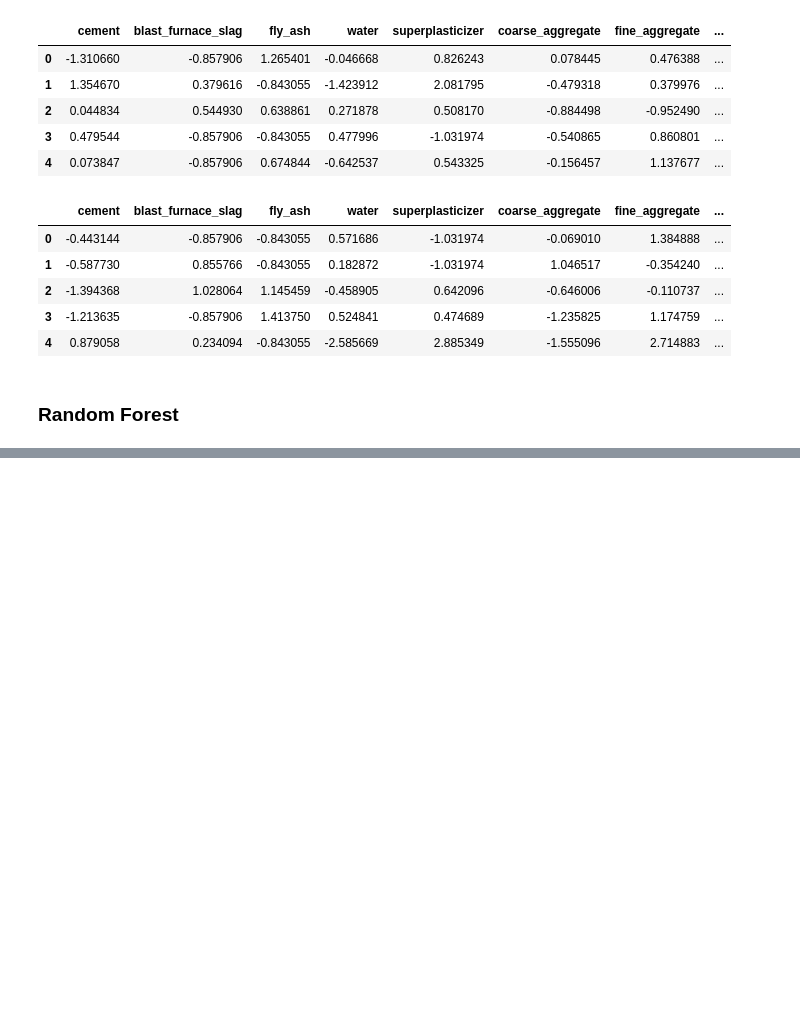
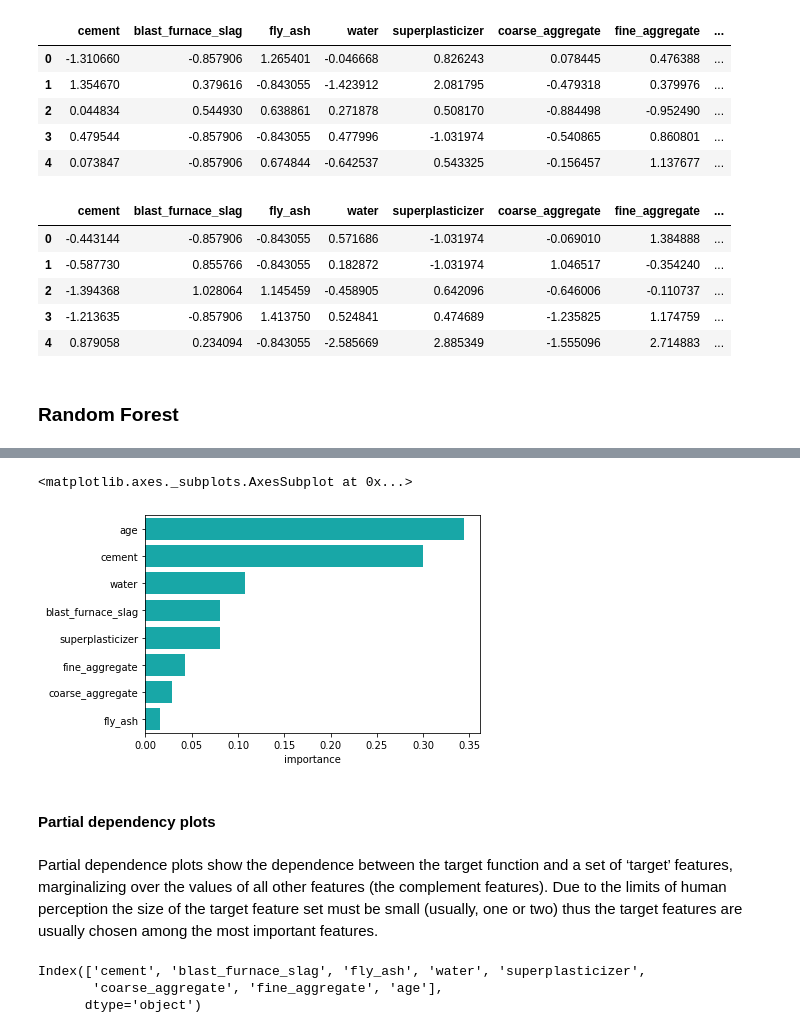
Before and after one commit to harshit-bajpai/Machine-learning-models, a Jupyter notebook: concrete_compressive_strength.ipynb, the cells around one changed output, grey strips where cells are left out. Saved outputs shown, nothing was run; the diff lists cells and outputs as text; code cells hidden in the pictures; blank space fills up the shorter version.

```diff
--- a/concrete_compressive_strength.ipynb
+++ b/concrete_compressive_strength.ipynb
@@ -256,0 +362,10 @@ X_test_pre.head()
+# %%
+model = RandomForestRegressor()
+
+forest_reg_random = RandomizedSearchCV(estimator = model,
+                               param_distributions = random_grid,
+                               n_iter = 100, cv = 3,
+                               verbose=2, random_state=101,
+                               n_jobs = -1)
+
+forest_reg_random.fit(X_train_pre, y_train)
@@ -256,0 +421,20 @@ X_test_pre.head()
+# %%
+from sklearn.model_selection import GridSearchCV
+
+param_grid = {
+    'bootstrap': [True],
+    'max_depth': [90, 100, 110],
+    'max_features': ["auto"],
+    'min_samples_leaf': [1, 2, 3],
+    'min_samples_split': [1.0, 2, 3],
+    'n_estimators': [600, 800, 1000]
+}
+
+
+model = RandomForestRegressor()
+
+
+grid_search = GridSearchCV(estimator = model, param_grid = param_grid,
+                          cv = 3, n_jobs = -1, verbose = 2)
+
+pprint(param_grid)
@@ -256,0 +448,4 @@ X_test_pre.head()
+# %%
+grid_search.fit(X_train_pre, y_train)
+
+grid_search.best_params_
@@ -256,0 +489,6 @@ X_test_pre.head()
+# %%
+feature_importances = pd.DataFrame(grid_search.best_estimator_.feature_importances_,
+                                   index = X_train_pre.columns,
+                                    columns=['importance']).sort_values('importance',
+                                                                        ascending=False)
+feature_importances
@@ -256,0 +505,12 @@ X_test_pre.head()
+# %%
+fig, (ax) = plt.subplots(1, 1, figsize=(6,4))
+
+sns.barplot(x='importance', y=feature_importances.index,
+            data=feature_importances, color="c")
+# %% [output]
+<matplotlib.axes._subplots.AxesSubplot at 0x...>
+[figure, added]
+# %% [markdown]
+#### Partial dependency plots
+# %% [markdown]
+Partial dependence plots show the dependence between the target function and a set of ‘target’ features, marginalizing over the values of all other features (the complement features). Due to the limits of human perception the size of the target feature set must be small (usually, one or two) thus the target features are usually chosen among the most important features.
@@ -256,0 +520,7 @@ X_test_pre.head()
+# %%
+names = X_train_pre.columns
+names
+# %% [output]
+Index(['cement', 'blast_furnace_slag', 'fly_ash', 'water', 'superplasticizer',
+       'coarse_aggregate', 'fine_aggregate', 'age'],
+      dtype='object')
```
Also changed, not shown: parts of 70 cells of this notebook.
